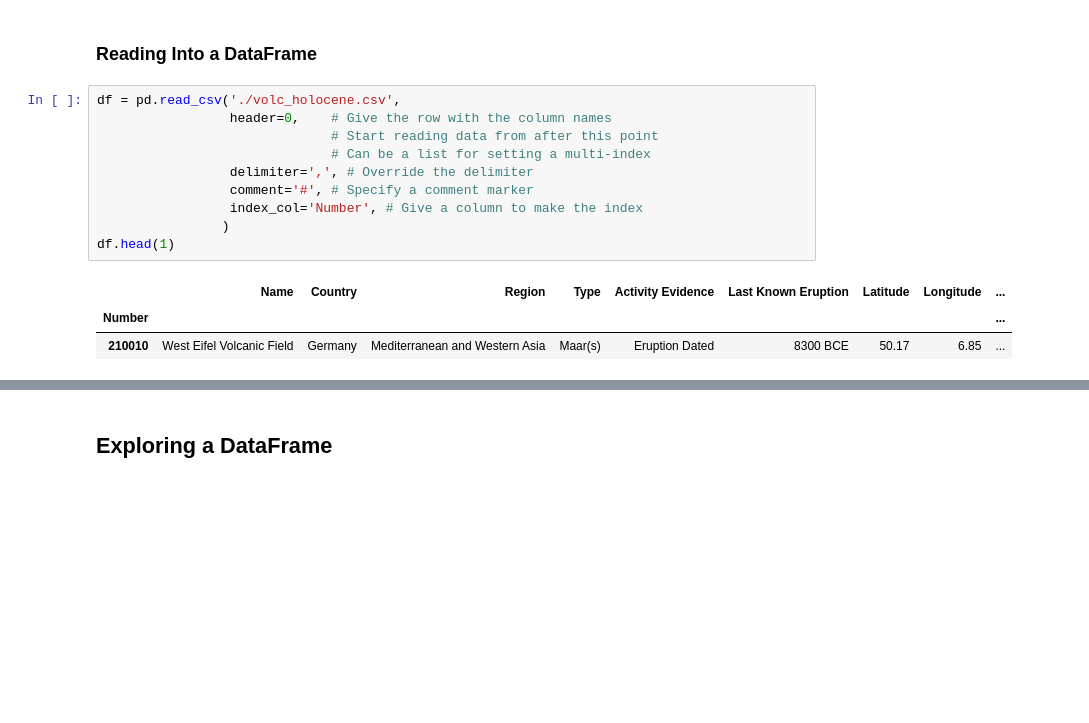
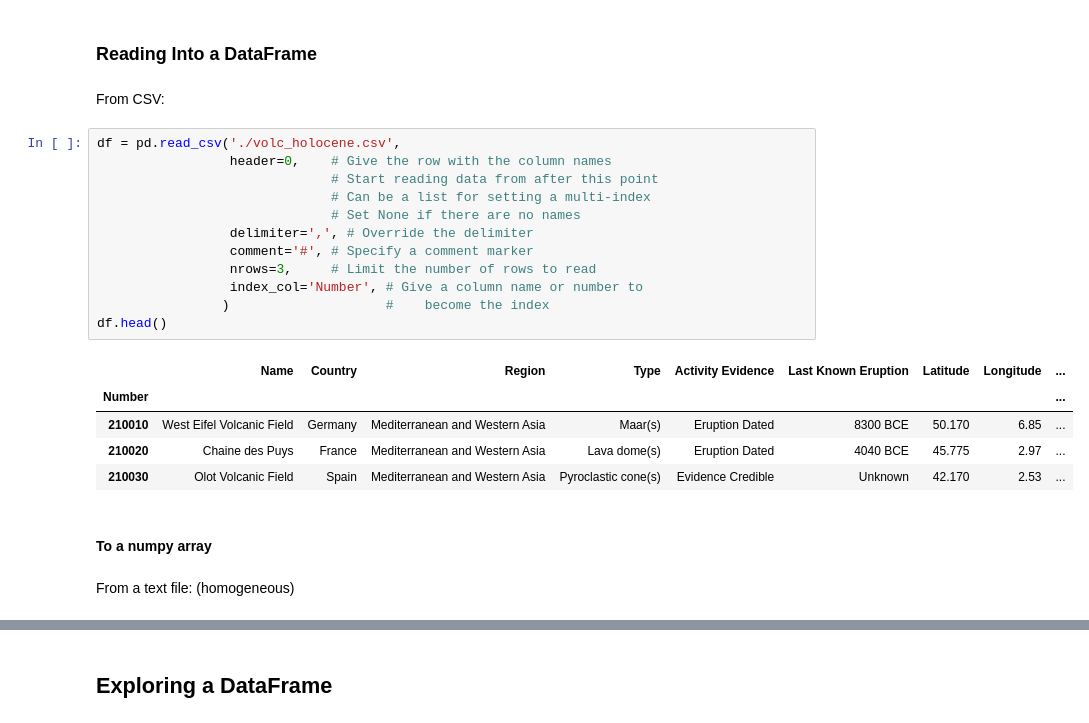
Before and after one commit to aschet01/cookbook, a Jupyter notebook: pandas.ipynb, the cells around one changed output, grey strips where cells are left out. Saved outputs shown, nothing was run; the diff lists cells and outputs as text; blank space fills up the shorter version.

```diff
--- a/pandas.ipynb
+++ b/pandas.ipynb
@@ -41,16 +55,26 @@ print(my_df)
 # %% [markdown]
 ### Reading Into a DataFrame
+# %% [markdown]
+From CSV:
 # %%
 df = pd.read_csv('./volc_holocene.csv',
                  header=0,    # Give the row with the column names
                               # Start reading data from after this point
                               # Can be a list for setting a multi-index
+                              # Set None if there are no names
                  delimiter=',', # Override the delimiter
                  comment='#', # Specify a comment marker
-                 index_col='Number', # Give a column to make the index
-                )
-df.head(1)
+                 nrows=3,     # Limit the number of rows to read
+                 index_col='Number', # Give a column name or number to
+                )                    #    become the index
+df.head()
 # %% [output]
 |  | Name | Country | Region | Type | Activity Evidence | Last Known Eruption | Latitude | Longitude | ... |
 | Number |  |  |  |  |  |  |  |  | ... |
-| 210010 | West Eifel Volcanic Field | Germany | Mediterranean and Western Asia | Maar(s) | Eruption Dated | 8300 BCE | 50.17 | 6.85 | ... |
+| 210010 | West Eifel Volcanic Field | Germany | Mediterranean and Western Asia | Maar(s) | Eruption Dated | 8300 BCE | 50.170 | 6.85 | ... |
+| 210020 | Chaine des Puys | France | Mediterranean and Western Asia | Lava dome(s) | Eruption Dated | 4040 BCE | 45.775 | 2.97 | ... |
+| 210030 | Olot Volcanic Field | Spain | Mediterranean and Western Asia | Pyroclastic cone(s) | Evidence Credible | Unknown | 42.170 | 2.53 | ... |
+# %% [markdown]
+#### To a numpy array
+# %% [markdown]
+From a text file: (homogeneous)
```
Also changed, not shown: parts of 28 cells of this notebook.
